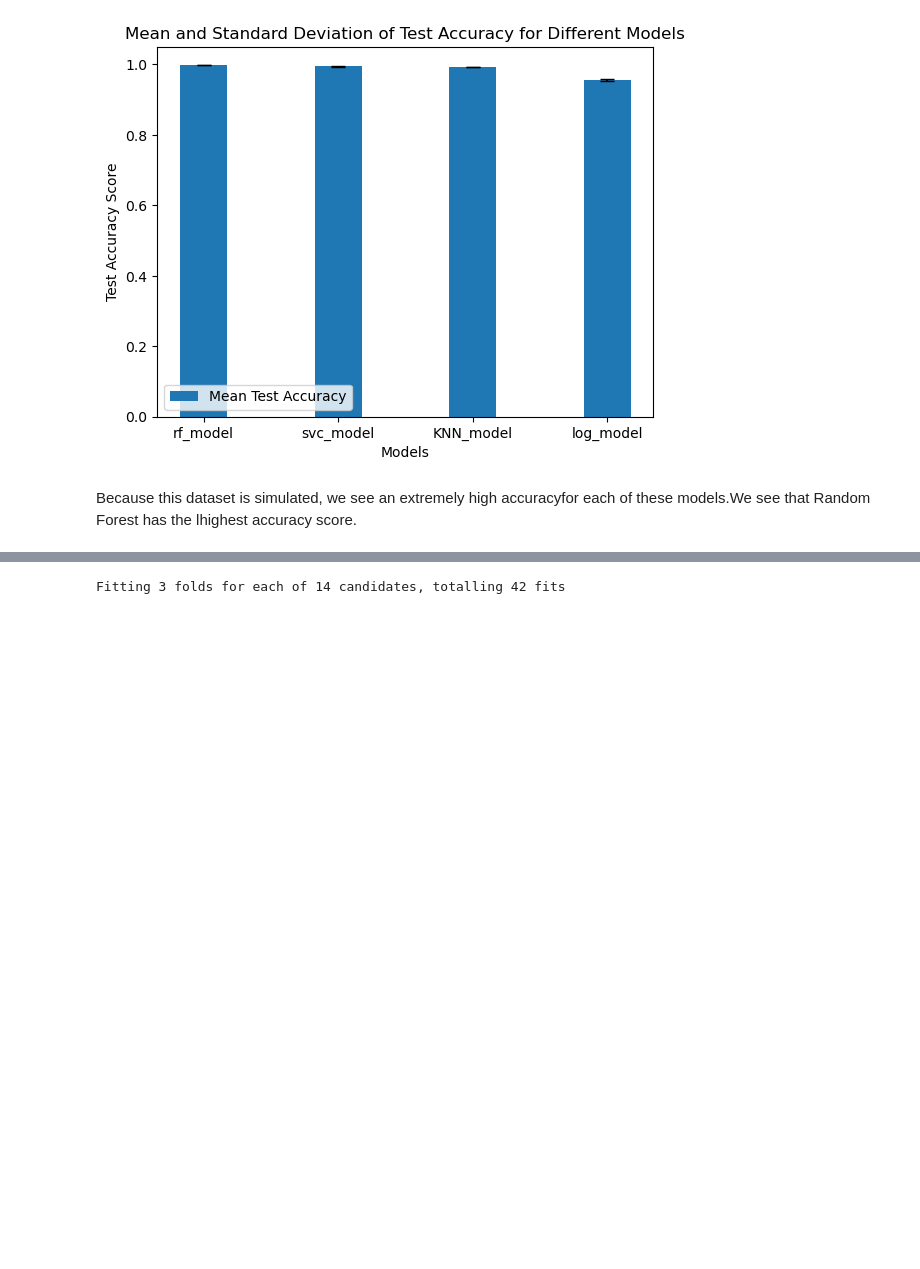
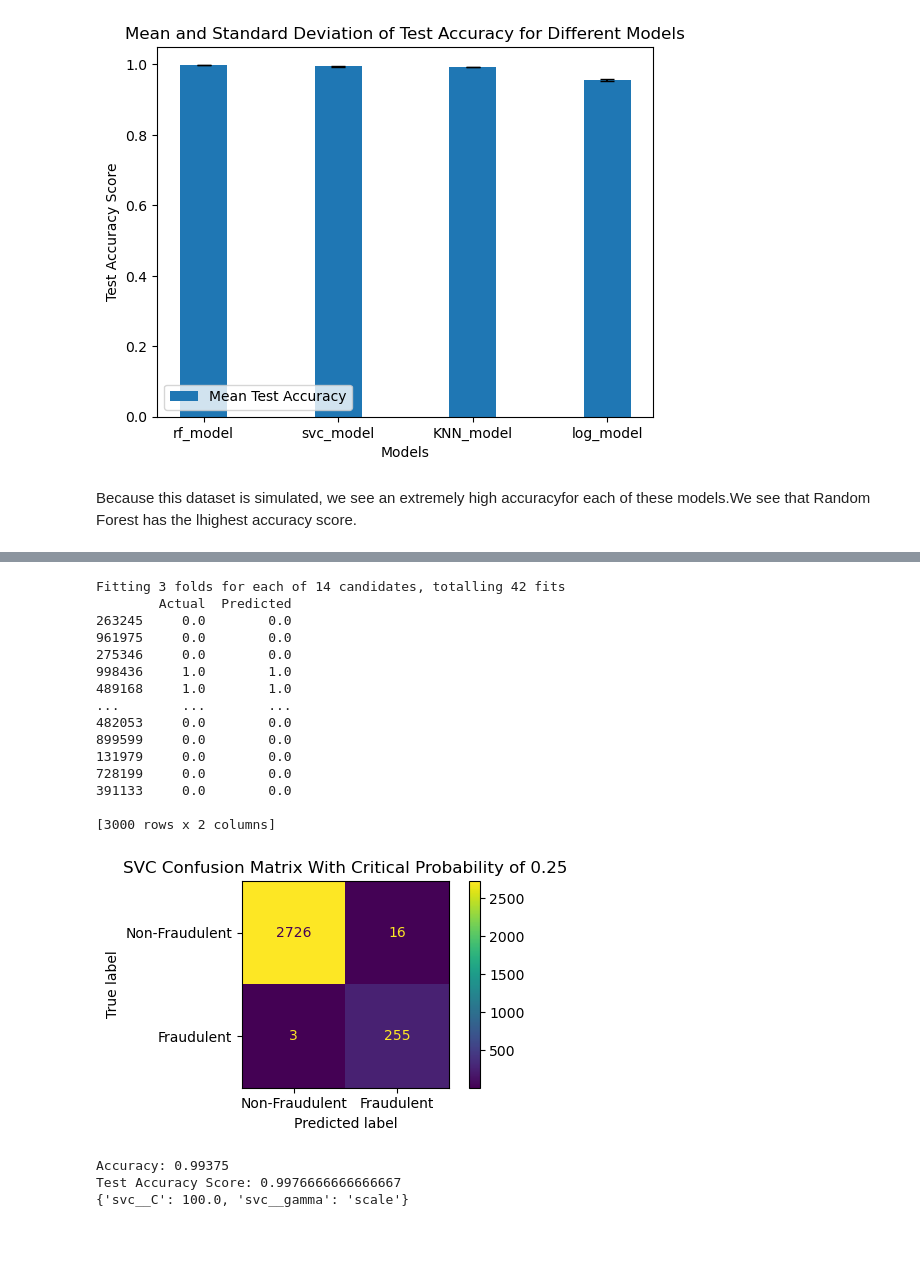
Before and after one commit to zoeykatzive/data1030project, a Jupyter notebook: src/credit card fraud midterm.ipynb, the cells around one changed output, grey strips where cells are left out. Cells and saved outputs as stored; diff of their text form; code cells hidden in the pictures; blank space fills up the shorter version.

```diff
--- a/src/credit card fraud midterm.ipynb
+++ b/src/credit card fraud midterm.ipynb
@@ -1040,15 +1031,15 @@ Test Accuracy Score: 0.9987
 data = pd.read_csv('data/card_transdata.csv')
 #feature matrix and target variable
 
-X=data.loc[:,data.columns != 'fraud']
-y=data['fraud']
+# X=data.loc[:,data.columns != 'fraud']
+# y=data['fraud']
 ##feature matrix and target variable
 
-# subset_size = 15000
-# subset_df = data.sample(n=subset_size, random_state=42, replace=False)
+subset_size = 15000
+subset_df = data.sample(n=subset_size, random_state=42, replace=False)
 
-# X=subset_df.loc[:,subset_df.columns != 'fraud']
-# y=subset_df['fraud']
+X=subset_df.loc[:,subset_df.columns != 'fraud']
+y=subset_df['fraud']
 
 
 
@@ -1094,7 +1085,7 @@ def ML_Pipeline_Kfold(X, y,random_state, n_folds):
 
 
     # Save the DataFrame to a CSV file
-    results_df.to_csv('knn_results.csv', index=False)
+    results_df.to_csv('svc_results.csv', index=False)
 
 
     # Print or use the DataFrame as needed
@@ -1102,32 +1093,50 @@ def ML_Pipeline_Kfold(X, y,random_state, n_folds):
 
 
     #Generate Confusion Matrix
     critical_probability = 0.25
     y_probs = best_model.predict_proba(X_test)[:, 1]
     y_pred_adjusted = np.where(y_probs >= critical_probability, 1, 0)
     cm = confusion_matrix(y_test, y_pred_adjusted)
     disp = ConfusionMatrixDisplay(cm, display_labels=['Non-Fraudulent', 'Fraudulent'])
     fig, ax = plt.subplots(figsize=(5, 3))
     disp.plot(ax=ax)
     plt.title('SVC Confusion Matrix With Critical Probability of 0.25')
     plt.tight_layout()
     plt.savefig('svc_cm.png', dpi = 300, bbox_inches='tight')
     plt.show()
 
 
 
     #generate scatterplot of y true versus y pred
 
     return grid, X_test, y_test, cm
 
 
 
 #interpretation
 model, X_test, y_test, cm = ML_Pipeline_Kfold(X,y,42,4)
 print("Accuracy:", model.best_score_)
 print("Test Accuracy Score:", model.score(X_test,y_test))
 print(model.best_params_)
 # %% [output]
 Fitting 3 folds for each of 14 candidates, totalling 42 fits
+        Actual  Predicted
+263245     0.0        0.0
+961975     0.0        0.0
+275346     0.0        0.0
+998436     1.0        1.0
+489168     1.0        1.0
+...        ...        ...
+482053     0.0        0.0
+899599     0.0        0.0
+131979     0.0        0.0
+728199     0.0        0.0
+391133     0.0        0.0
+
+[3000 rows x 2 columns]
+[figure, added]
+Accuracy: 0.99375
+Test Accuracy Score: 0.9976666666666667
+{'svc__C': 100.0, 'svc__gamma': 'scale'}
 # %% [markdown]
 ###
```
Also changed, not shown: parts of 3 cells of this notebook.
